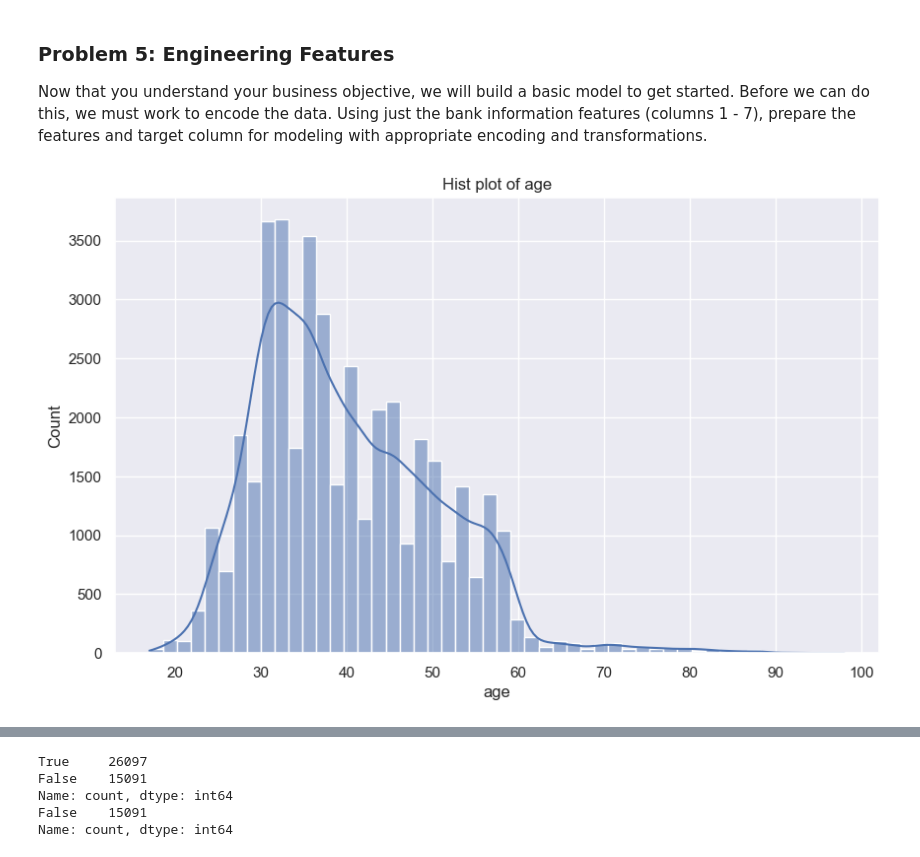
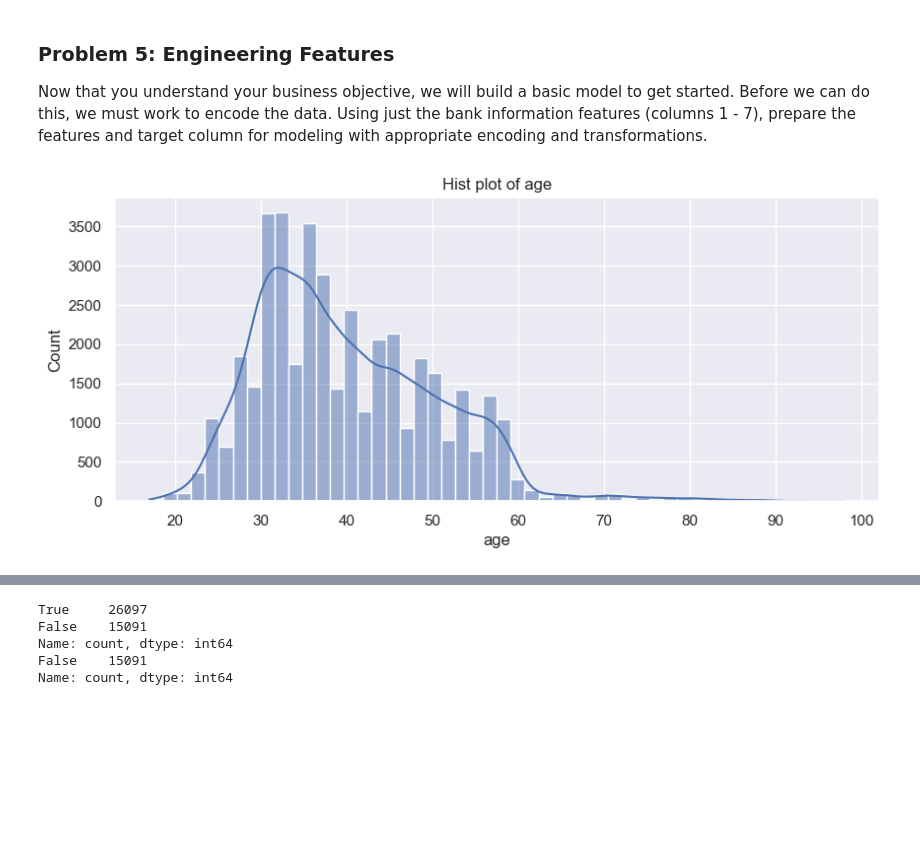
Before and after one commit to maskbit/classifier_comparison, a Jupyter notebook: prompt_III.ipynb, the cells around one changed output, grey strips where cells are left out. Cells and saved outputs as stored; diff of their text form; code cells hidden in the pictures; blank space fills up the shorter version.

Commit message:
Update images which were cutoff

```diff
--- a/prompt_III.ipynb
+++ b/prompt_III.ipynb
@@ -125,12 +125,12 @@ Now that you understand your business objective, we will build a basic model to
 # %%
 bank_data = df[['age','job', 'marital','education', 'default' , 'housing', 'loan', 'y']]
 # %%
-plt.figure(figsize=(10, 6))
+plt.figure(figsize=(10, 4))
 sns.set_theme(style="darkgrid")
 sns.histplot(bank_data, x="age", bins=50, kde=True)
 plt.title('Hist plot of age')
-plt.savefig("images/agehistogram.png")
+plt.savefig("images/agehistogram.png", bbox_inches='tight')
 plt.show()
 # %% [output]
-[figure, old version]
+[figure, new version]
 # %%
```
Also changed, not shown: parts of 3 cells of this notebook, 4 other files.
